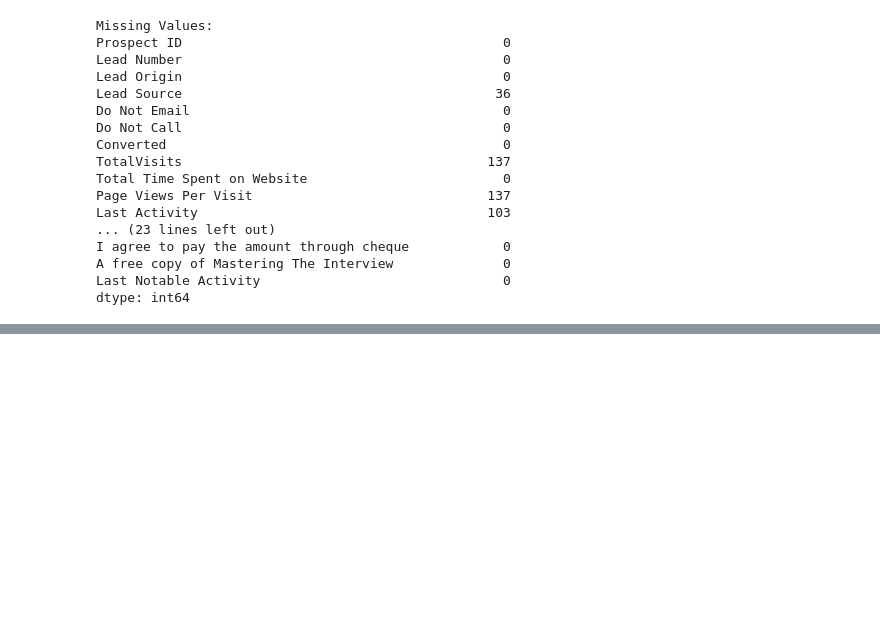
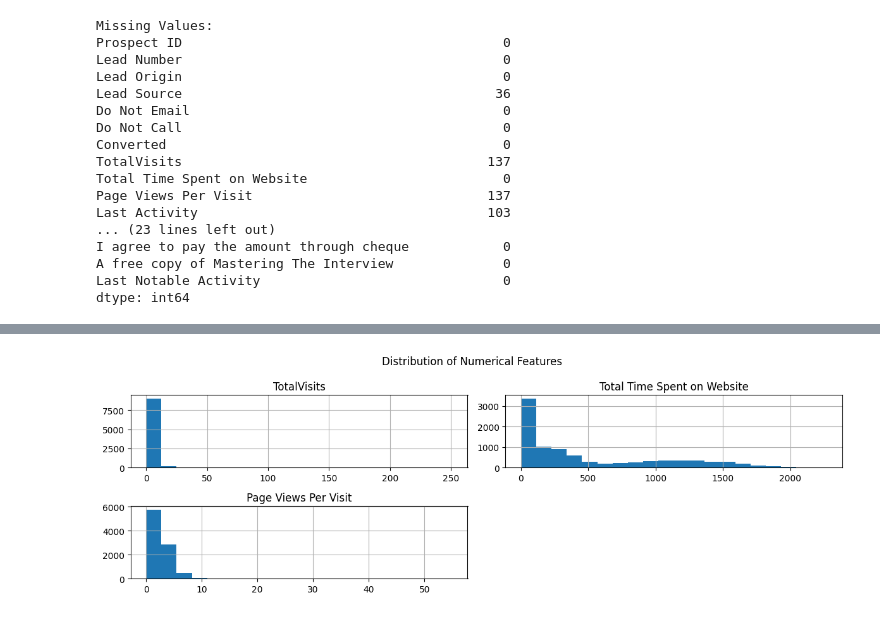
Before and after one commit to Shahbazi-Amir/smartlead_lead_scoring, a Jupyter notebook: smartlead_lead_scoring.ipynb, the cells around one changed output, grey strips where cells are left out. Saved outputs shown, nothing was run; the diff lists cells and outputs as text; code cells hidden in the pictures; blank space fills up the shorter version.

```diff
--- a/smartlead_lead_scoring.ipynb
+++ b/smartlead_lead_scoring.ipynb
@@ -144,0 +198,9 @@ dtype: int64
+# %%
+# Plot histograms for numerical features
+numerical_cols = ['TotalVisits', 'Total Time Spent on Website', 'Page Views Per Visit']
+df[numerical_cols].hist(figsize=(12, 4), bins=20)
+plt.suptitle('Distribution of Numerical Features')
+plt.tight_layout()
+plt.show()
+# %% [output]
+[figure, added]
```
Also changed, not shown: parts of 7 cells of this notebook.
